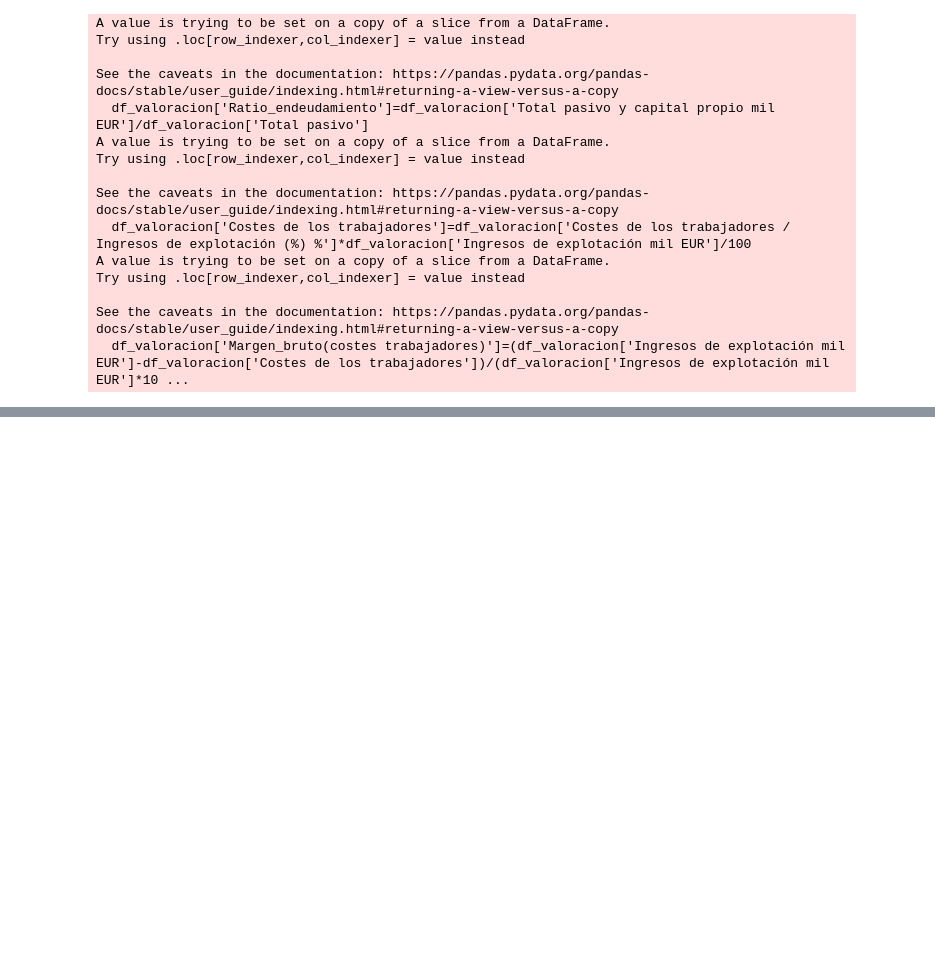
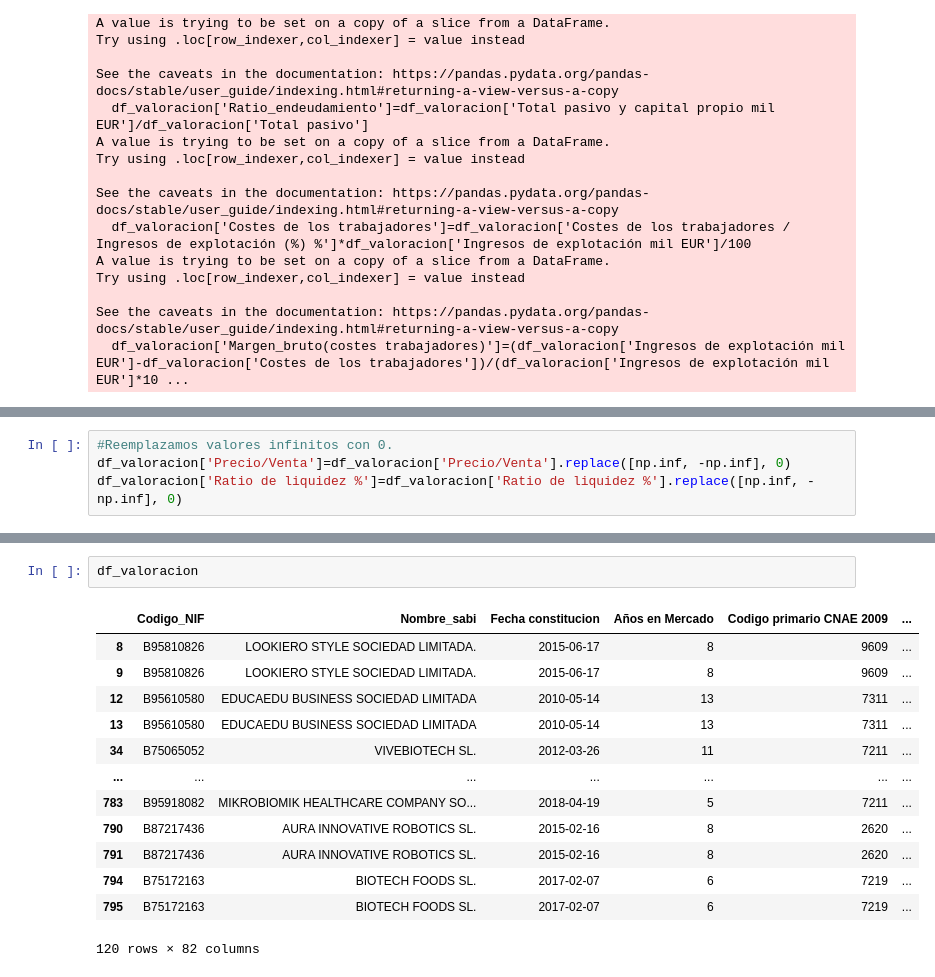
Before and after one commit to unaimleal/spri_reto_07_morado, a Jupyter notebook: preprocesamiento.ipynb, the cells around one changed output, grey strips where cells are left out. Saved outputs shown, nothing was run; the diff lists cells and outputs as text; blank space fills up the shorter version.

```diff
--- a/preprocesamiento.ipynb
+++ b/preprocesamiento.ipynb
@@ -821,3 +821,7 @@ ax.set_xticklabels(ax.get_xticklabels(), fontsize=12)
 plt.show()
 # %% [output]
 [figure]
+# %%
+#Reemplazamos valores infinitos con 0.
+df_valoracion['Precio/Venta']=df_valoracion['Precio/Venta'].replace([np.inf, -np.inf], 0)
+df_valoracion['Ratio de liquidez %']=df_valoracion['Ratio de liquidez %'].replace([np.inf, -np.inf], 0)
@@ -823,0 +839,16 @@ plt.show()
+# %%
+df_valoracion
+# %% [output]
+|  | Codigo_NIF | Nombre_sabi | Fecha constitucion | Años en Mercado | Codigo primario CNAE 2009 | ... |
+| 8 | B95810826 | LOOKIERO STYLE SOCIEDAD LIMITADA. | 2015-06-17 | 8 | 9609 | ... |
+| 9 | B95810826 | LOOKIERO STYLE SOCIEDAD LIMITADA. | 2015-06-17 | 8 | 9609 | ... |
+| 12 | B95610580 | EDUCAEDU BUSINESS SOCIEDAD LIMITADA | 2010-05-14 | 13 | 7311 | ... |
+| 13 | B95610580 | EDUCAEDU BUSINESS SOCIEDAD LIMITADA | 2010-05-14 | 13 | 7311 | ... |
+| 34 | B75065052 | VIVEBIOTECH SL. | 2012-03-26 | 11 | 7211 | ... |
+| ... | ... | ... | ... | ... | ... | ... |
+| 783 | B95918082 | MIKROBIOMIK HEALTHCARE COMPANY SO... | 2018-04-19 | 5 | 7211 | ... |
+| 790 | B87217436 | AURA INNOVATIVE ROBOTICS SL. | 2015-02-16 | 8 | 2620 | ... |
+| 791 | B87217436 | AURA INNOVATIVE ROBOTICS SL. | 2015-02-16 | 8 | 2620 | ... |
+| 794 | B75172163 | BIOTECH FOODS SL. | 2017-02-07 | 6 | 7219 | ... |
+| 795 | B75172163 | BIOTECH FOODS SL. | 2017-02-07 | 6 | 7219 | ... |
+120 rows × 82 columns
```
Also changed, not shown: parts of 2 cells of this notebook.
